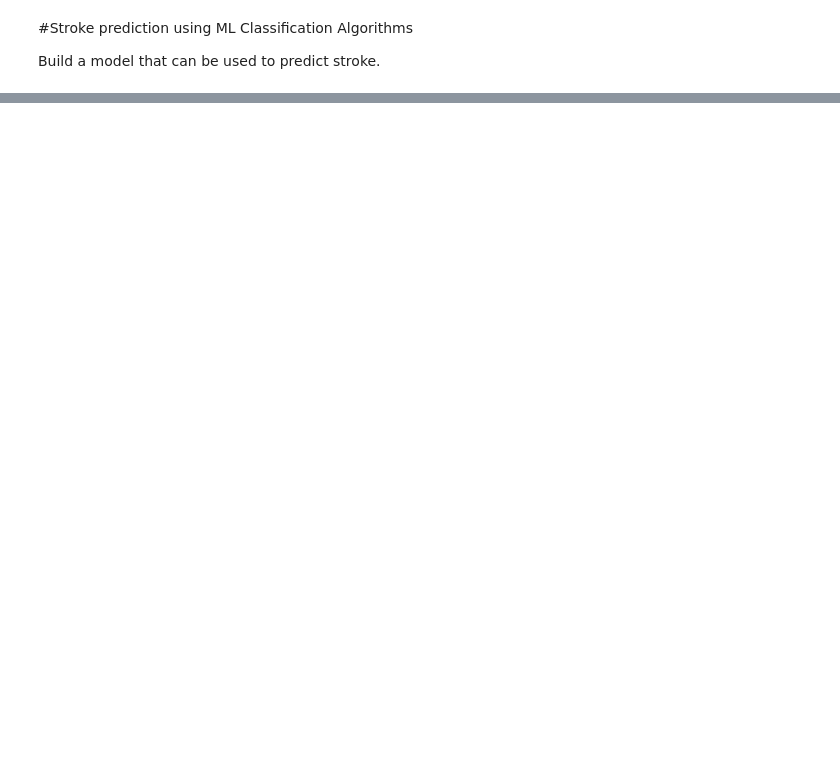
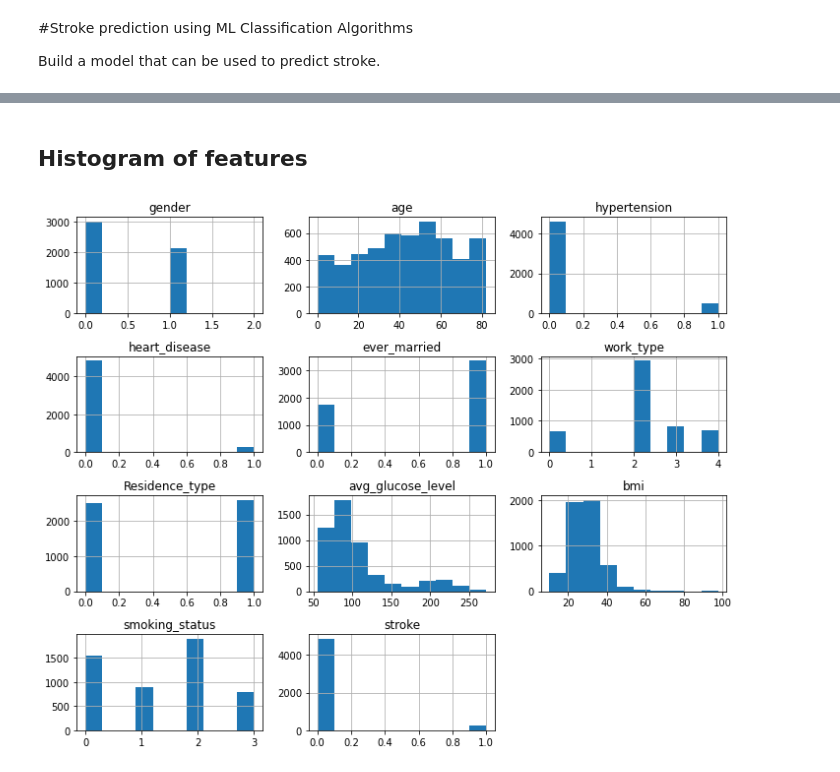
Before and after one commit to ashishakonnur/Stroke-Predicition, a Jupyter notebook: Stroke_Prediction_using_ML_Classification_Algorithms.ipynb, the cells around one changed output, grey strips where cells are left out. Cells and saved outputs as stored; diff of their text form; code cells hidden in the pictures; blank space fills up the shorter version.

```diff
--- a/Stroke_Prediction_using_ML_Classification_Algorithms.ipynb
+++ b/Stroke_Prediction_using_ML_Classification_Algorithms.ipynb
@@ -20,0 +213,8 @@ df.head(5)
+# %% [markdown]
+## Histogram of features
+# %%
+fig = df.hist(figsize=(10,8))
+plt.tight_layout()
+plt.show()
+# %% [output]
+[figure, added]
```
Also changed, not shown: parts of 51 cells of this notebook.
